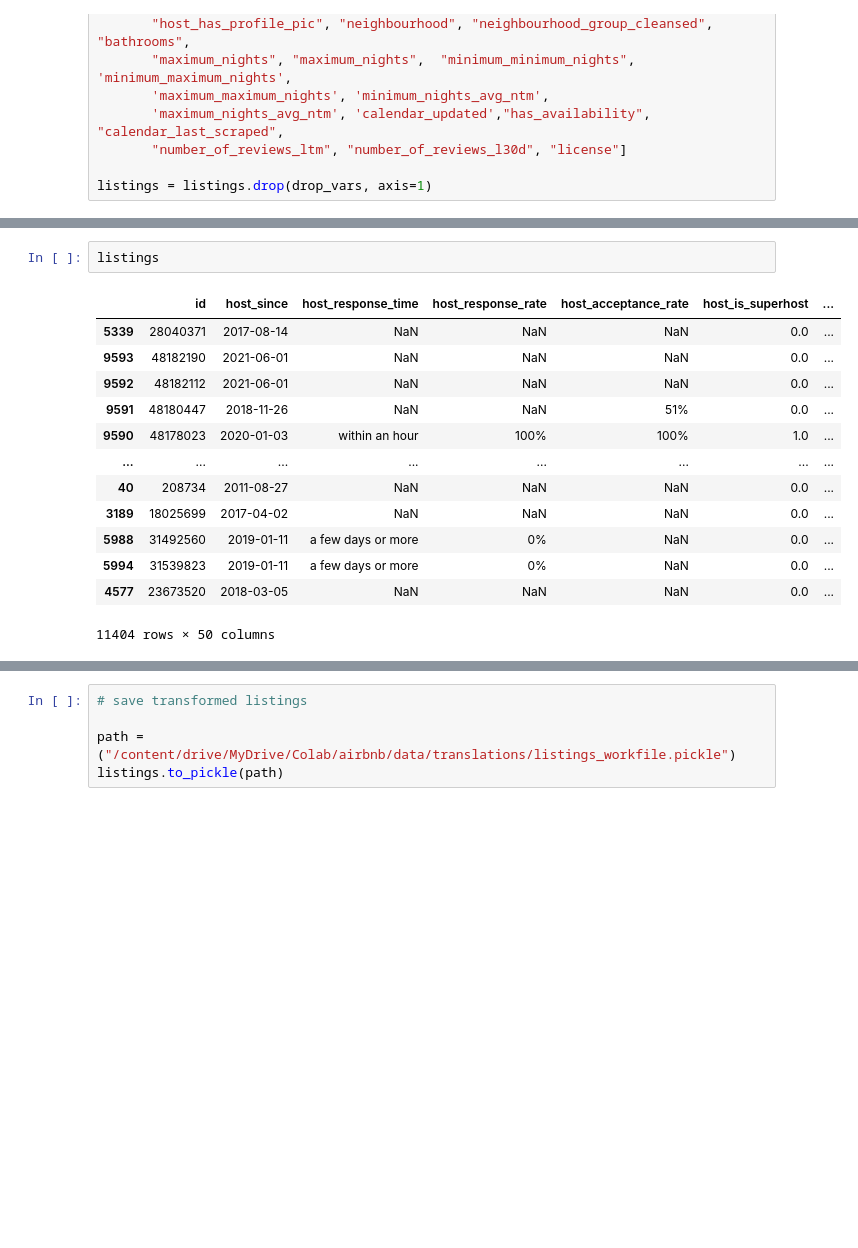
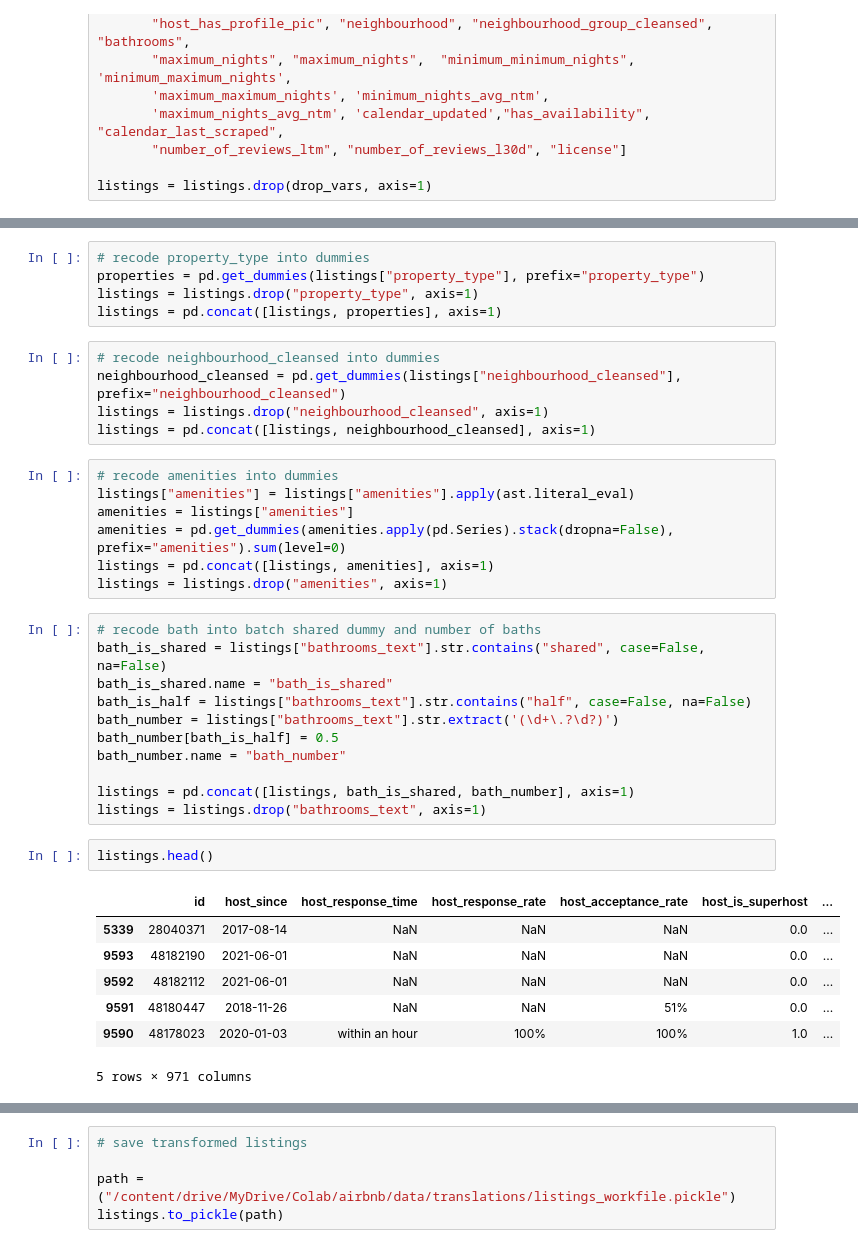
Before and after one commit to dernameistegal/airbnb_price, a Jupyter notebook: data_utils/data_preparation/listings_transformations.ipynb, the cells around one changed output, grey strips where cells are left out. Saved outputs shown, nothing was run; the diff lists cells and outputs as text; blank space fills up the shorter version.

```diff
--- a/data_utils/data_preparation/listings_transformations.ipynb
+++ b/data_utils/data_preparation/listings_transformations.ipynb
@@ -56,16 +73,38 @@ listings = listings.drop(drop_vars, axis=1)
+# %%
+# recode property_type into dummies
+properties = pd.get_dummies(listings["property_type"], prefix="property_type")
+listings = listings.drop("property_type", axis=1)
+listings = pd.concat([listings, properties], axis=1)
+# %%
+# recode neighbourhood_cleansed into dummies
+neighbourhood_cleansed = pd.get_dummies(listings["neighbourhood_cleansed"], prefix="neighbourhood_cleansed")
+listings = listings.drop("neighbourhood_cleansed", axis=1)
+listings = pd.concat([listings, neighbourhood_cleansed], axis=1)
+# %%
+# recode amenities into dummies
+listings["amenities"] = listings["amenities"].apply(ast.literal_eval)
+amenities = listings["amenities"]
+amenities = pd.get_dummies(amenities.apply(pd.Series).stack(dropna=False), prefix="amenities").sum(level=0)
+listings = pd.concat([listings, amenities], axis=1)
+listings = listings.drop("amenities", axis=1)
+# %%
+# recode bath into batch shared dummy and number of baths
+bath_is_shared = listings["bathrooms_text"].str.contains("shared", case=False, na=False)
+bath_is_shared.name = "bath_is_shared"
+bath_is_half = listings["bathrooms_text"].str.contains("half", case=False, na=False)
+bath_number = listings["bathrooms_text"].str.extract('(\d+\.?\d?)')
+bath_number[bath_is_half] = 0.5
+bath_number.name = "bath_number"
+
+listings = pd.concat([listings, bath_is_shared, bath_number], axis=1)
+listings = listings.drop("bathrooms_text", axis=1)
 # %%
-listings
+listings.head()
 # %% [output]
 |  | id | host_since | host_response_time | host_response_rate | host_acceptance_rate | host_is_superhost | ... |
 | 5339 | 28040371 | 2017-08-14 | NaN | NaN | NaN | 0.0 | ... |
 | 9593 | 48182190 | 2021-06-01 | NaN | NaN | NaN | 0.0 | ... |
 | 9592 | 48182112 | 2021-06-01 | NaN | NaN | NaN | 0.0 | ... |
 | 9591 | 48180447 | 2018-11-26 | NaN | NaN | 51% | 0.0 | ... |
 | 9590 | 48178023 | 2020-01-03 | within an hour | 100% | 100% | 1.0 | ... |
-| ... | ... | ... | ... | ... | ... | ... | ... |
-| 40 | 208734 | 2011-08-27 | NaN | NaN | NaN | 0.0 | ... |
-| 3189 | 18025699 | 2017-04-02 | NaN | NaN | NaN | 0.0 | ... |
-| 5988 | 31492560 | 2019-01-11 | a few days or more | 0% | NaN | 0.0 | ... |
-| 5994 | 31539823 | 2019-01-11 | a few days or more | 0% | NaN | 0.0 | ... |
-| 4577 | 23673520 | 2018-03-05 | NaN | NaN | NaN | 0.0 | ... |
-11404 rows × 50 columns
+5 rows × 971 columns
```
Also changed, not shown: parts of 13 cells of this notebook.
